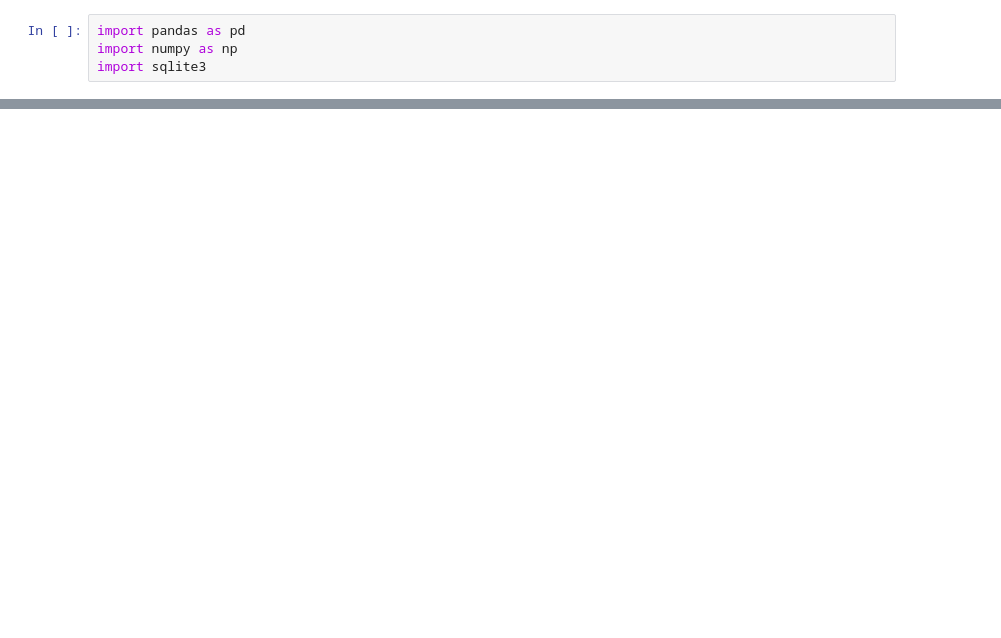
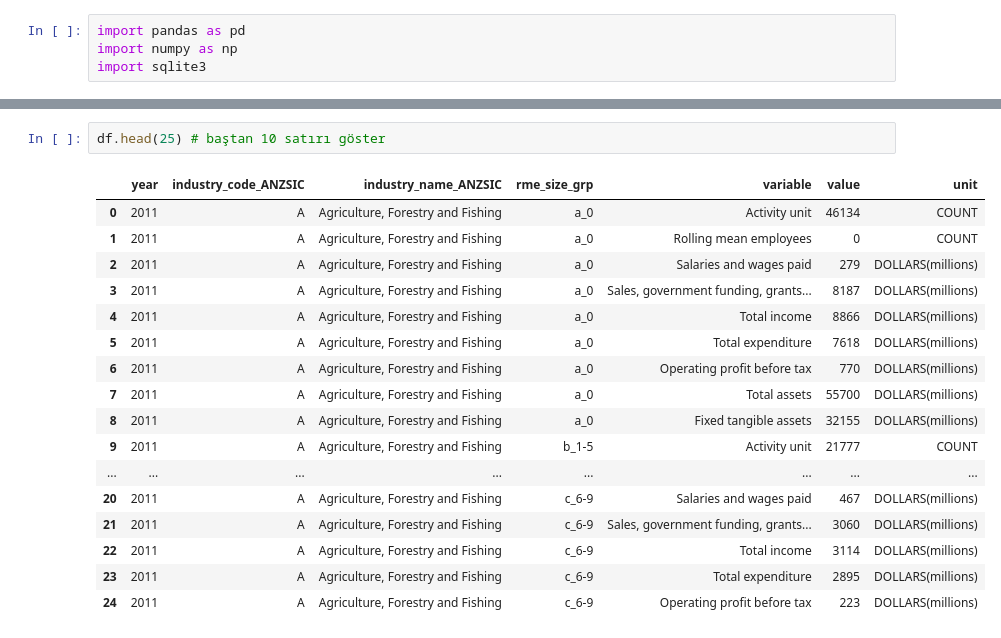
Before and after one commit to mhmtdmr/3401_23, a Jupyter notebook: 4 - pandas.ipynb, the cells around one changed output, grey strips where cells are left out. Saved outputs shown, nothing was run; the diff lists cells and outputs as text; blank space fills up the shorter version.

```diff
--- a/4 - pandas.ipynb
+++ b/4 - pandas.ipynb
@@ -9,0 +31,20 @@ FileNotFoundError: [Errno 2] No such file or directory: 'data/sample.csv'
+# %%
+df.head(25) # baştan 10 satırı göster
+# %% [output]
+|  | year | industry_code_ANZSIC | industry_name_ANZSIC | rme_size_grp | variable | value | unit |
+| 0 | 2011 | A | Agriculture, Forestry and Fishing | a_0 | Activity unit | 46134 | COUNT |
+| 1 | 2011 | A | Agriculture, Forestry and Fishing | a_0 | Rolling mean employees | 0 | COUNT |
+| 2 | 2011 | A | Agriculture, Forestry and Fishing | a_0 | Salaries and wages paid | 279 | DOLLARS(millions) |
+| 3 | 2011 | A | Agriculture, Forestry and Fishing | a_0 | Sales, government funding, grants... | 8187 | DOLLARS(millions) |
+| 4 | 2011 | A | Agriculture, Forestry and Fishing | a_0 | Total income | 8866 | DOLLARS(millions) |
+| 5 | 2011 | A | Agriculture, Forestry and Fishing | a_0 | Total expenditure | 7618 | DOLLARS(millions) |
+| 6 | 2011 | A | Agriculture, Forestry and Fishing | a_0 | Operating profit before tax | 770 | DOLLARS(millions) |
+| 7 | 2011 | A | Agriculture, Forestry and Fishing | a_0 | Total assets | 55700 | DOLLARS(millions) |
+| 8 | 2011 | A | Agriculture, Forestry and Fishing | a_0 | Fixed tangible assets | 32155 | DOLLARS(millions) |
+| 9 | 2011 | A | Agriculture, Forestry and Fishing | b_1-5 | Activity unit | 21777 | COUNT |
+| ... | ... | ... | ... | ... | ... | ... | ... |
+| 20 | 2011 | A | Agriculture, Forestry and Fishing | c_6-9 | Salaries and wages paid | 467 | DOLLARS(millions) |
+| 21 | 2011 | A | Agriculture, Forestry and Fishing | c_6-9 | Sales, government funding, grants... | 3060 | DOLLARS(millions) |
+| 22 | 2011 | A | Agriculture, Forestry and Fishing | c_6-9 | Total income | 3114 | DOLLARS(millions) |
+| 23 | 2011 | A | Agriculture, Forestry and Fishing | c_6-9 | Total expenditure | 2895 | DOLLARS(millions) |
+| 24 | 2011 | A | Agriculture, Forestry and Fishing | c_6-9 | Operating profit before tax | 223 | DOLLARS(millions) |
```
Also changed, not shown: parts of 9 cells of this notebook, 2 other files.
